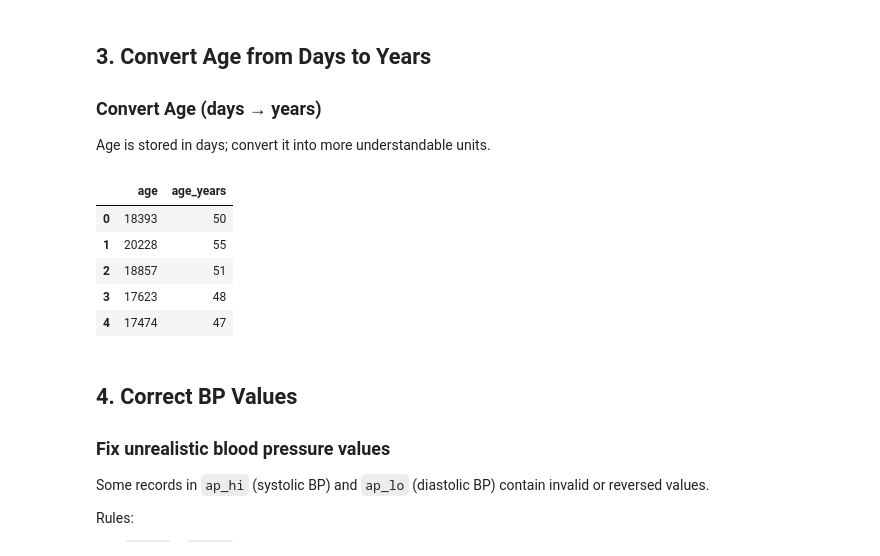
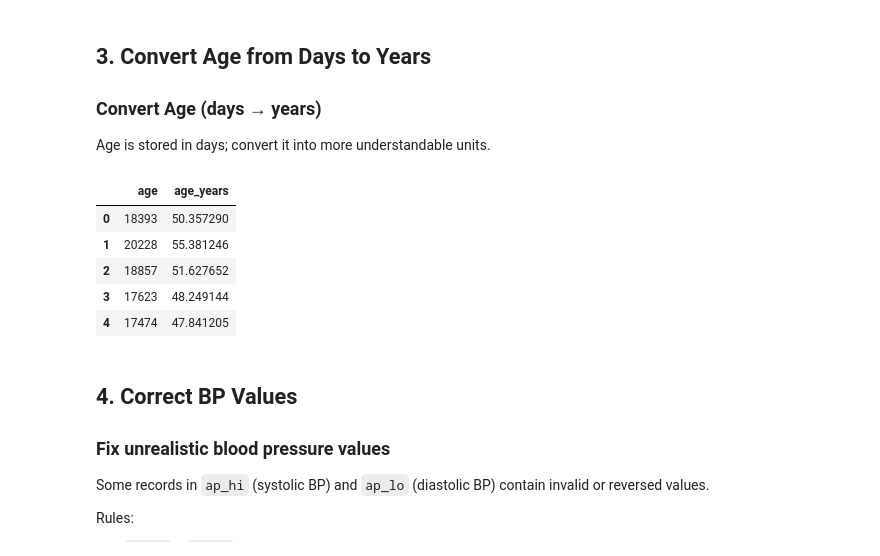
Before and after one commit to mr-baraiya/Machine-Learning-Deep-Learning-hub, a Jupyter notebook: Cardio_Project/notebooks/Week2_Data_Cleaning_Preprocessing_EDA.ipynb, the cells around one changed output. Cells and saved outputs as stored; diff of their text form; code cells hidden in the pictures.

```diff
--- a/Cardio_Project/notebooks/Week2_Data_Cleaning_Preprocessing_EDA.ipynb
+++ b/Cardio_Project/notebooks/Week2_Data_Cleaning_Preprocessing_EDA.ipynb
@@ -51,16 +49,15 @@ df.head()
 
 Age is stored in days; convert it into more understandable units.
 # %%
-# Never modify raw data directly. Always keep original columns intact.
-df['age_years'] = (df['age'] / 365).astype(int)
+df['age_years'] = df['age'] / 365.25
 df[['age', 'age_years']].head()
 # %% [output]
 |  | age | age_years |
-| 0 | 18393 | 50 |
-| 1 | 20228 | 55 |
-| 2 | 18857 | 51 |
-| 3 | 17623 | 48 |
-| 4 | 17474 | 47 |
+| 0 | 18393 | 50.357290 |
+| 1 | 20228 | 55.381246 |
+| 2 | 18857 | 51.627652 |
+| 3 | 17623 | 48.249144 |
+| 4 | 17474 | 47.841205 |
 # %% [markdown]
 ## **4. Correct BP Values**
 
```
Also changed, not shown: parts of 14 cells of this notebook, 21 other files.
